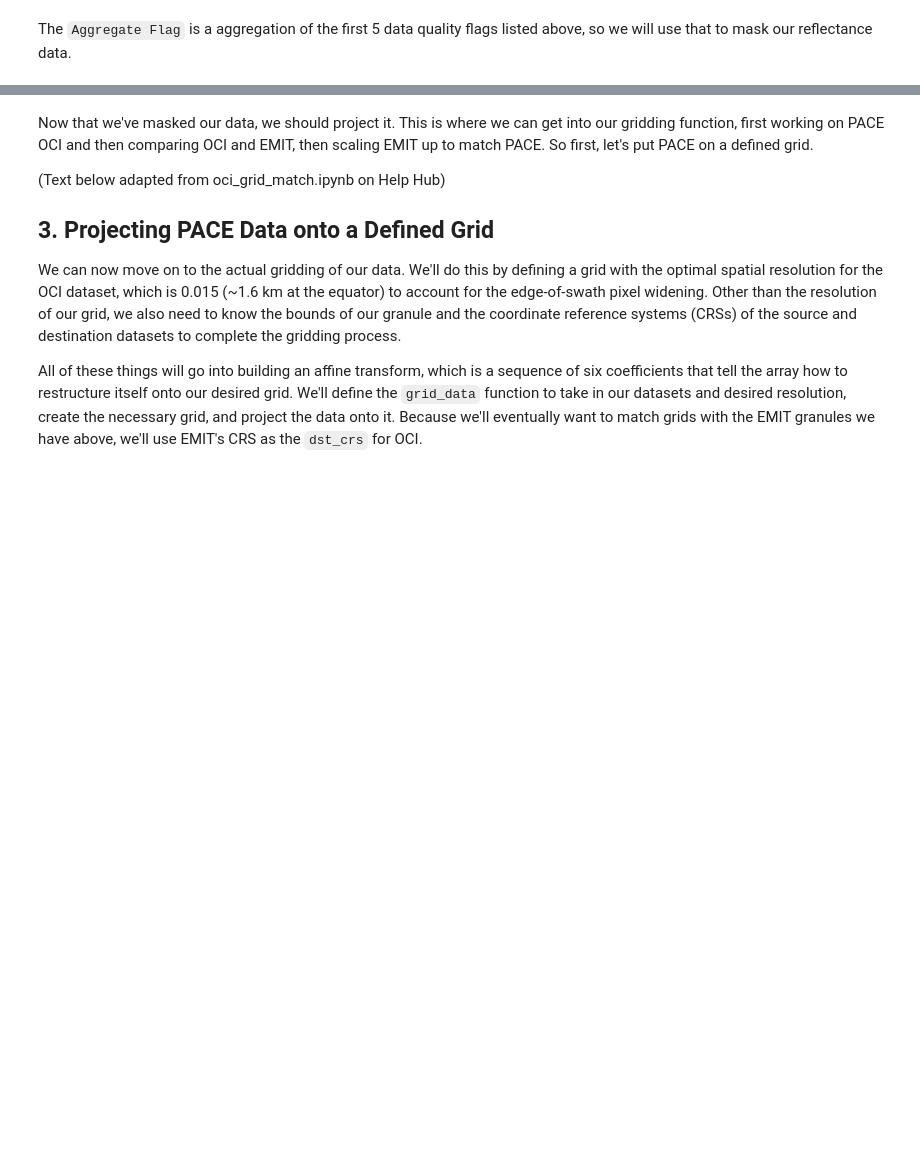
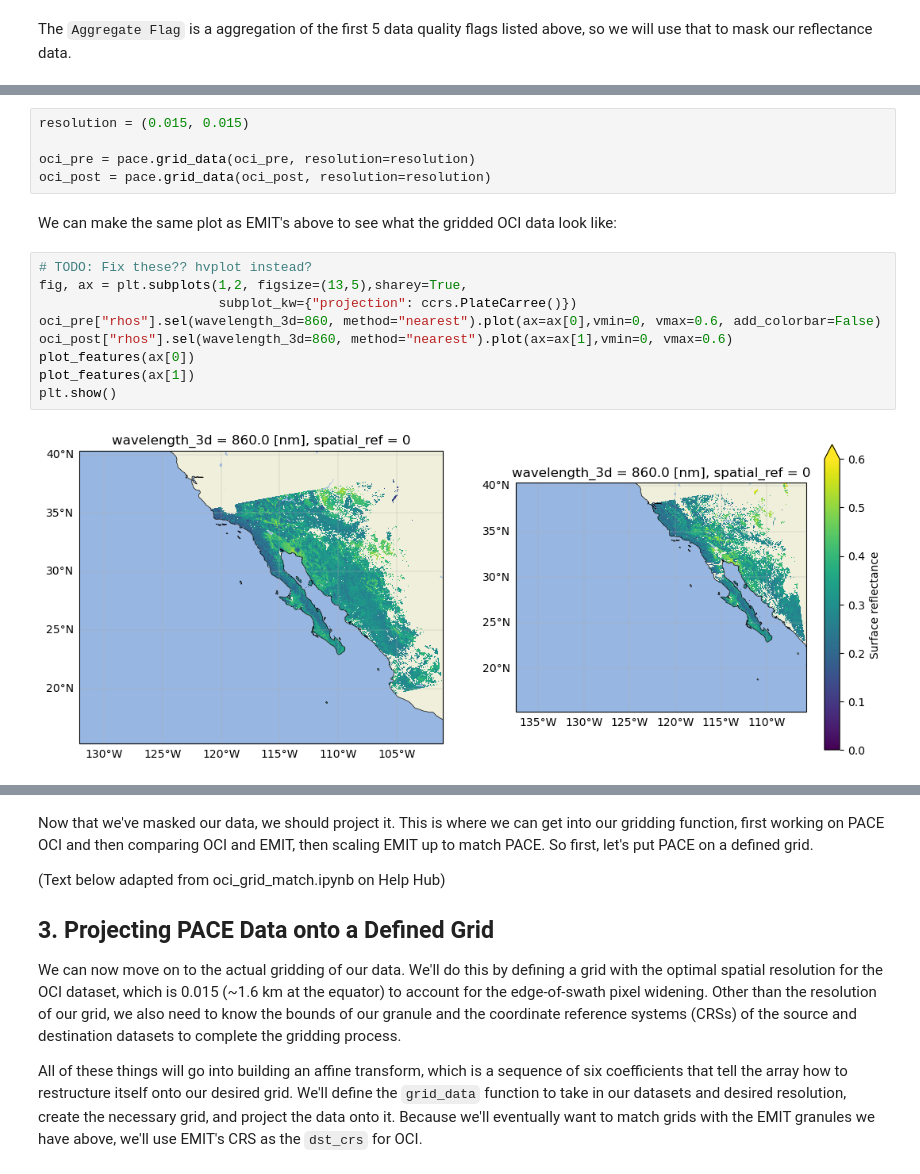
Before and after one commit to skyecaplan/pace_tutorials, a Jupyter notebook: pace_emit/02_Align_PACE_EMIT_Grids.ipynb, the cells around one changed output, grey strips where cells are left out. Cells and saved outputs as stored; diff of their text form; blank space fills up the shorter version.

```diff
--- a/pace_emit/02_Align_PACE_EMIT_Grids.ipynb
+++ b/pace_emit/02_Align_PACE_EMIT_Grids.ipynb
@@ -170,0 +192,18 @@ oci = utils.open_oci(oci_path)
+# %%
+resolution = (0.015, 0.015)
+
+oci_pre = pace.grid_data(oci_pre, resolution=resolution)
+oci_post = pace.grid_data(oci_post, resolution=resolution)
+# %% [markdown]
+We can make the same plot as EMIT's above to see what the gridded OCI data look like:
+# %%
+# TODO: Fix these?? hvplot instead?
+fig, ax = plt.subplots(1,2, figsize=(13,5),sharey=True,
+                       subplot_kw={"projection": ccrs.PlateCarree()})
+oci_pre["rhos"].sel(wavelength_3d=860, method="nearest").plot(ax=ax[0],vmin=0, vmax=0.6, add_colorbar=False)
+oci_post["rhos"].sel(wavelength_3d=860, method="nearest").plot(ax=ax[1],vmin=0, vmax=0.6)
+plot_features(ax[0])
+plot_features(ax[1])
+plt.show()
+# %% [output]
+[figure, added]
```
Also changed, not shown: parts of 27 cells of this notebook.
